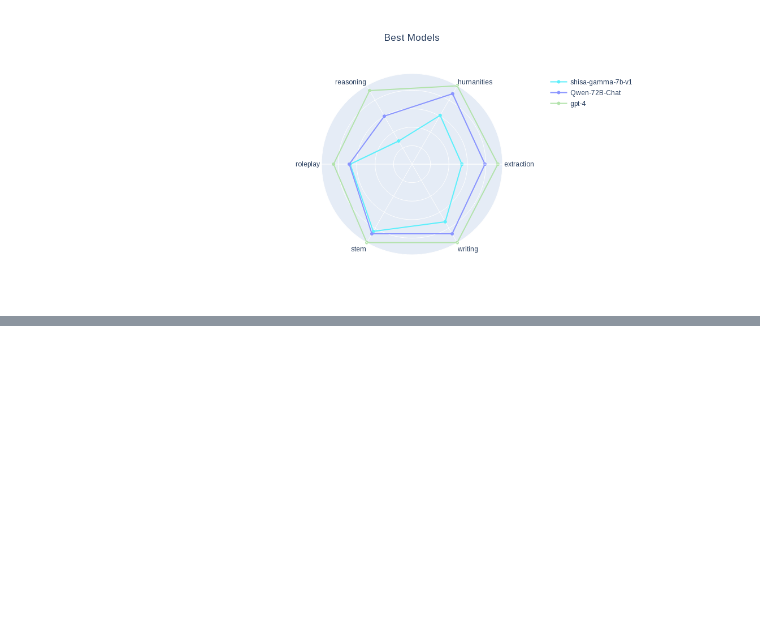
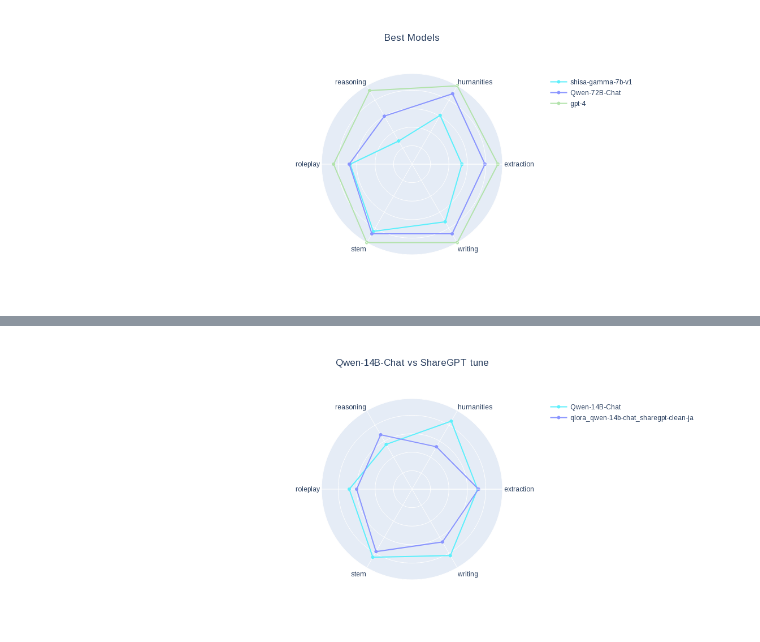
Before and after one commit to AUGMXNT/llm-judge, a Jupyter notebook: analyze.ipynb, the cells around one changed output, grey strips where cells are left out. Drawn from its saved outputs; the diff is of its cells as text; code cells hidden in the pictures; blank space fills up the shorter version.

```diff
--- a/analyze.ipynb
+++ b/analyze.ipynb
@@ -254,0 +263,8 @@ plot_radar(df, 'Best Models',
+# %%
+plot_radar(df, 'Qwen-14B-Chat vs ShareGPT tune',
+[
+    ('Qwen-14B-Chat', '#5df0fc'),
+    ('qlora_qwen-14b-chat_sharegpt-clean-ja', '#8a95ff'),
+])
+# %% [output]
+[figure, added]
```
Also changed, not shown: parts of 5 cells of this notebook.
